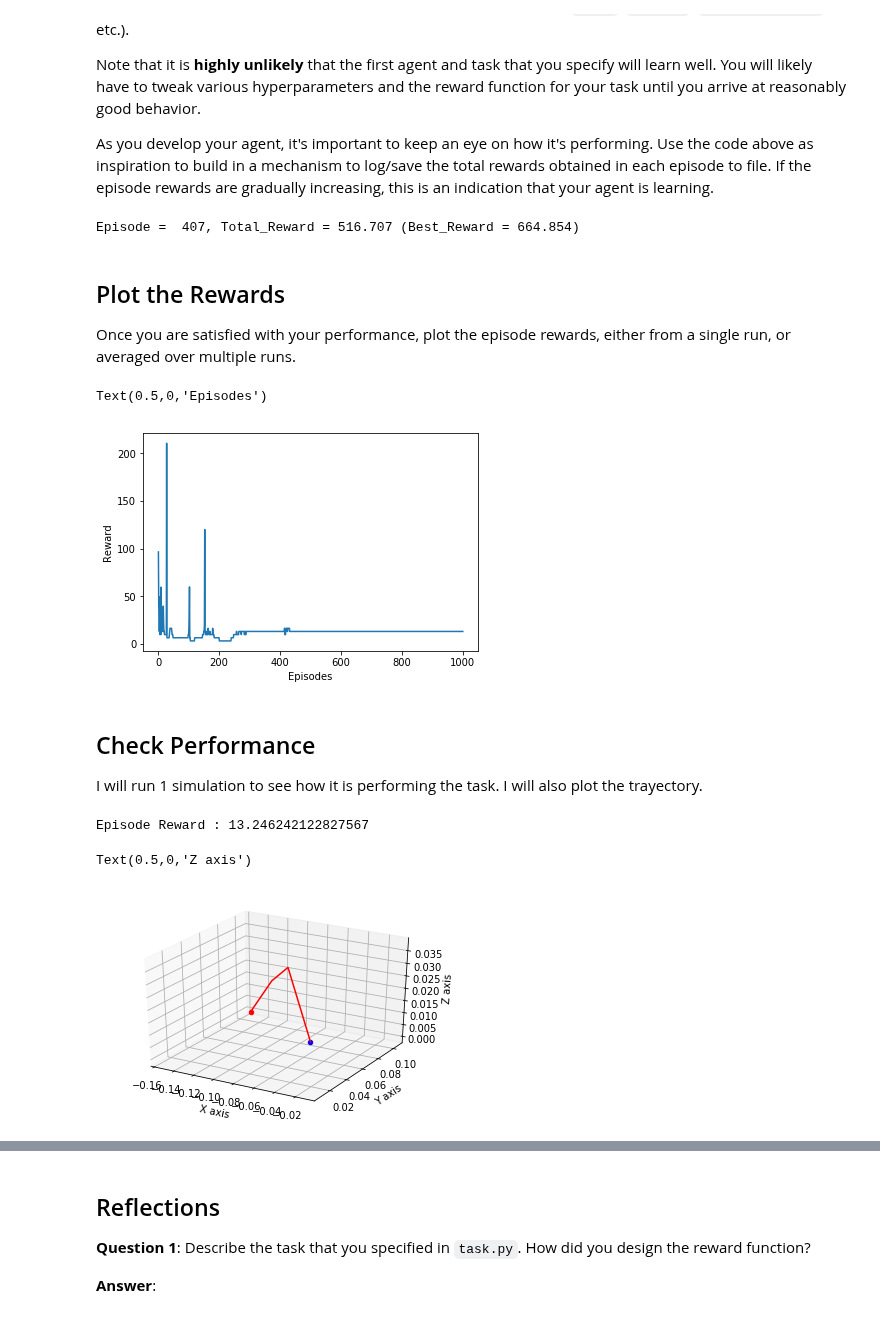
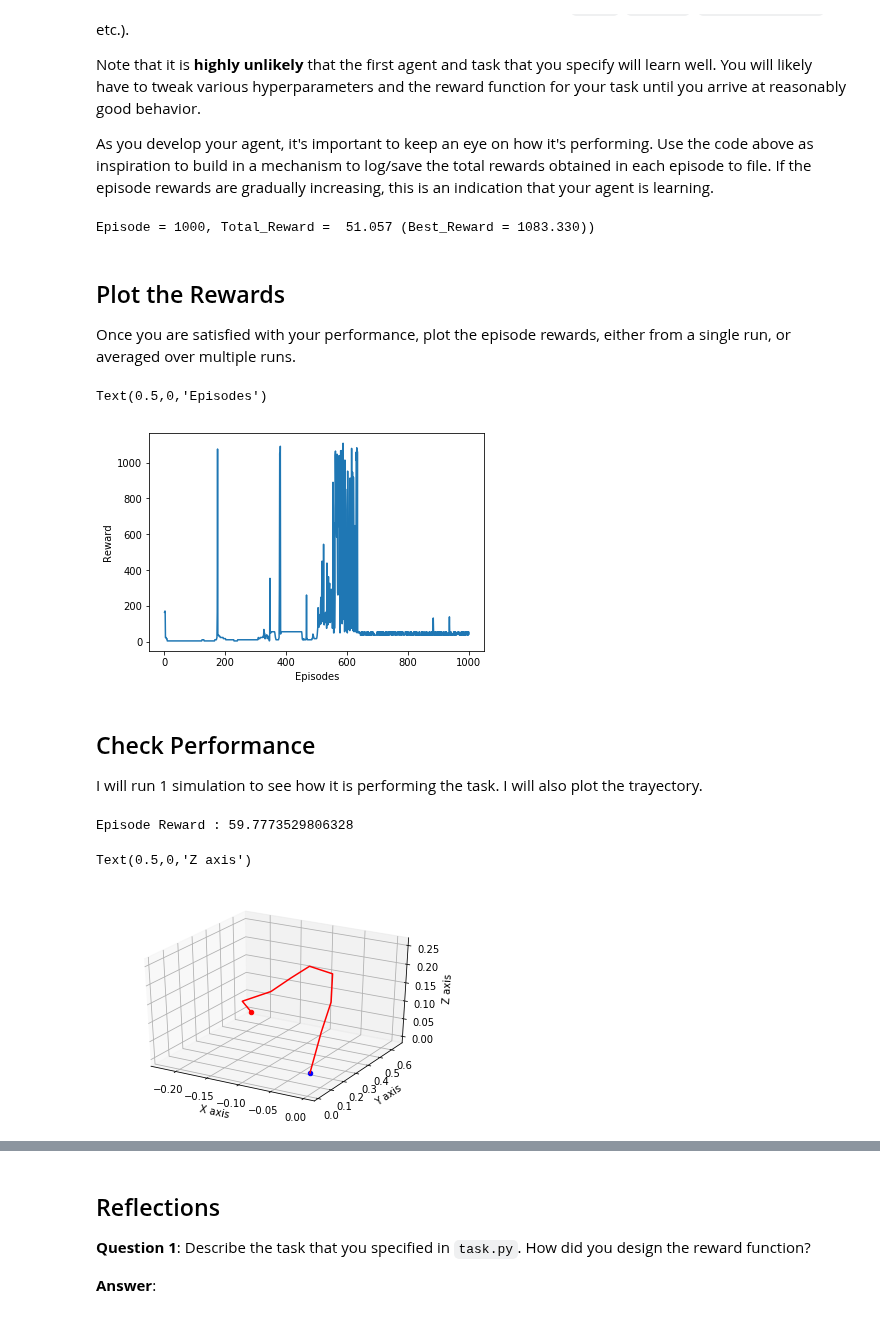
Before and after one commit to falrrema/ML_Nanodegree, a Jupyter notebook: P6_Quadcopter/Quadcopter_Project.ipynb, the cells around one changed output, grey strips where cells are left out. Drawn from its saved outputs; the diff is of its cells as text; code cells hidden in the pictures.

Commit message:
more changes to reward

```diff
--- a/P6_Quadcopter/Quadcopter_Project.ipynb
+++ b/P6_Quadcopter/Quadcopter_Project.ipynb
@@ -220,13 +221,13 @@ import sys
 
 # Take off task
 # Setting the initial values
-runtime = 5.                                     # time limit of the episode
+runtime = 10.                                     # time limit of the episode
 init_pose = np.array([0., 0., 0., 0., 0., 0.])  # initial pose
 init_velocities = np.array([0., 0., 0.])         # initial velocities
 init_angle_velocities = np.array([0., 0., 0.])   # initial angle velocities
 
 # Setting up the Task
-num_episodes = 1000
+num_episodes = 2000
 target_pos = np.array([0., 0., 100.])
 task = Task(init_pose=init_pose, init_velocities=init_velocities,
             init_angle_velocities=init_angle_velocities,
@@ -260,7 +261,7 @@ for n_episode in range(1, num_episodes+1):
     res_reward['reward'].append(t_reward)
     sys.stdout.flush()
 # %% [output]
-Episode =  407, Total_Reward = 516.707 (Best_Reward = 664.854)
+Episode = 1000, Total_Reward =  51.057 (Best_Reward = 1083.330))
 # %% [markdown]
 ## Plot the Rewards
 
@@ -275,13 +276,14 @@ plt.ylabel('Reward')
 plt.xlabel('Episodes')
 # %% [output]
 Text(0.5,0,'Episodes')
-[figure, old version]
+[figure, new version]
 # %% [markdown]
 ## Check Performance
 
 I will run 1 simulation to see how it is performing the task. I will also plot the trayectory.
 # %%
 import numpy as np
+import pandas as pd
 from task import Task
 import matplotlib.pyplot as plt
 %matplotlib inline
@@ -292,9 +294,10 @@ runtime = 10000.                                     # time limit of the episode
 init_pose = np.array([0., 0., 0., 0., 0., 0.])  # initial pose
 init_velocities = np.array([0., 0., 0.])         # initial velocities
 init_angle_velocities = np.array([0., 0., 0.])   # initial angle velocities
+file_output = 'data.txt'                         # file name for saved results
 
 # Setup
-target_pos = np.array([0., 0., 100.])
+target_pos = np.array([0., 0., 50.])
 task = Task(init_pose=init_pose, init_velocities=init_velocities,
             init_angle_velocities=init_angle_velocities, runtime=runtime, target_pos=target_pos)
 done = False
@@ -309,35 +312,35 @@ t_reward = 0
 with open(file_output, 'w') as csvfile:
     while True:
         rotor_speeds = agent.act(state)
         next_state, reward, done = task.step(rotor_speeds)
         to_write = [task.sim.time] + list(task.sim.pose) + list(task.sim.v) + list(task.sim.angular_v) + list(rotor_speeds)
         state = next_state
         t_reward += reward
 
         for ii in range(len(labels)):
             results[labels[ii]].append(to_write[ii])
         if done:
             print("Episode Reward : {}".format(t_reward))
             break
 
 # Looking at the trayectory in 3D
 res = pd.DataFrame.from_dict(results)
 t_ini = res['time'].idxmin() # Starting point Blue
 t_final = res['time'].idxmax() # Ending point Red
 fig = plt.figure()
 ax = fig.add_subplot(111, projection='3d')
 #ax.scatter(res.x, res.y, res.z, c='r', marker='o')
 ax.scatter(res.loc[t_ini, 'x'], res.loc[t_ini, 'y'], res.loc[t_ini, 'z'], c='b', marker='o')
 ax.scatter(res.loc[t_final, 'x'], res.loc[t_final, 'y'], res.loc[t_final, 'z'], c='r', marker='o')
 ax.plot(results['x'], results['y'], results['z'], c='r')
 
 ax.set_xlabel('X axis')
 ax.set_ylabel('Y axis')
 ax.set_zlabel('Z axis')
 # %% [output]
-Episode Reward : 13.246242122827567
+Episode Reward : 59.7773529806328
 Text(0.5,0,'Z axis')
-[figure, old version]
+[figure, new version]
 # %%
 t = res['time'].idxmax()
 
```
Also changed, not shown: parts of 20 cells of this notebook, 2 other files.
